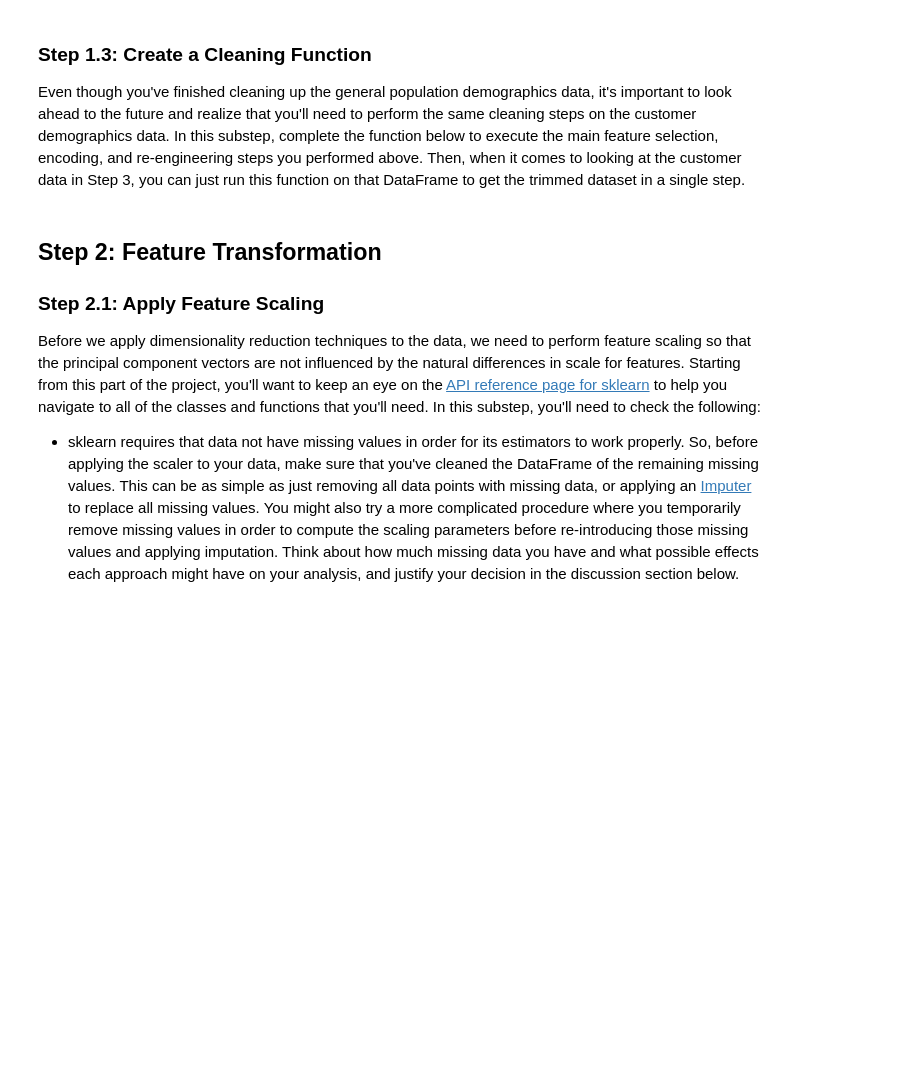
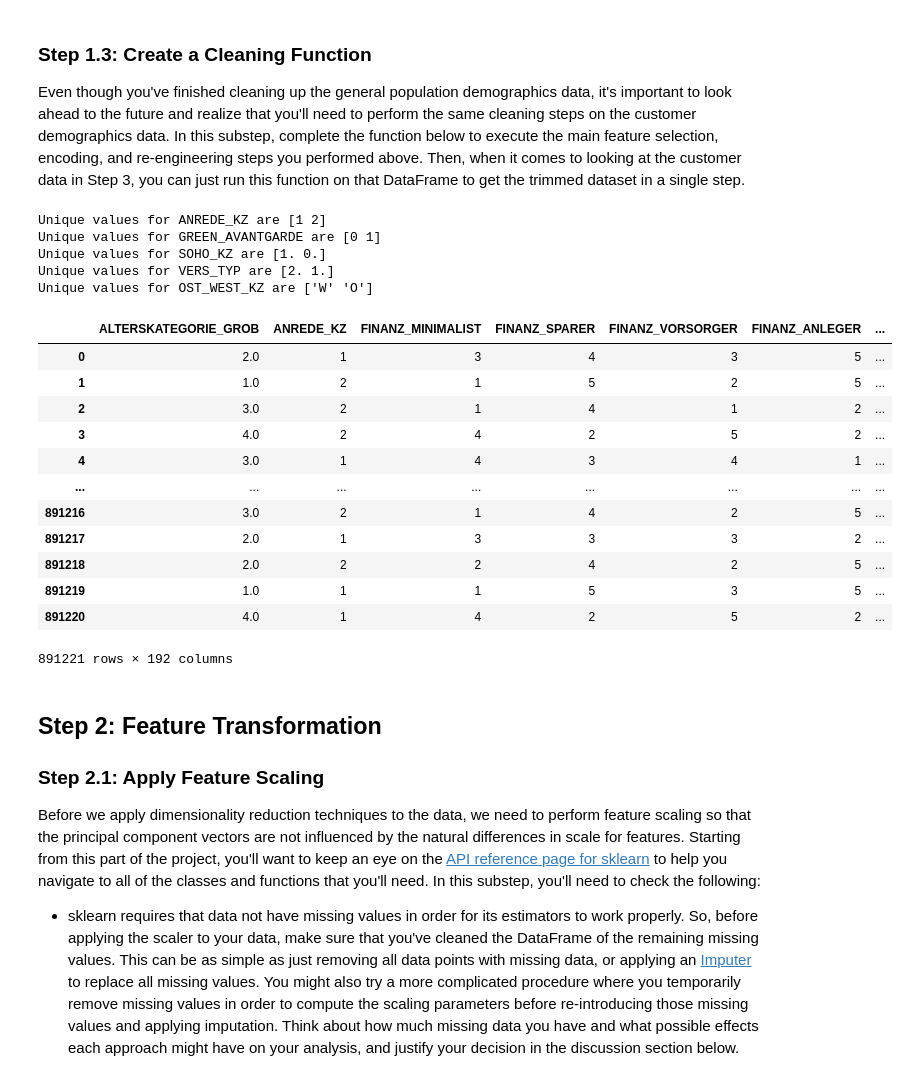
Before and after one commit to maleksaati/Identify_Customer_Segments, a Jupyter notebook: Identify_Customer_Segments.ipynb, the cells around one changed output. Drawn from its saved outputs; the diff is of its cells as text; code cells hidden in the pictures; blank space fills up the shorter version.

Commit message:
checkpoint #4 (write clean function)

```diff
--- a/Identify_Customer_Segments.ipynb
+++ b/Identify_Customer_Segments.ipynb
@@ -378,0 +360,10 @@ Unique values for CAMEO_DEU_2015 are [nan '8A' '4C' '2A' '6B' '8C' '4A' '2D' '1A
+# %%
+# 1- Re-encode binary variable with non-numeric values to numeric variables.
+encoding = {'W':0,'O':1}
+azdias = azdias.replace({'OST_WEST_KZ':{'W':0,'O':1}})
+# %%
+# 2- Convert multi-level categoricals into dummy variables
+for col in multi_features:
+    dummies = pd.get_dummies(azdias[col], prefix=col)
+    azdias = azdias.join(dummies)
+    azdias.drop([col], axis=1, inplace=True)
@@ -395,0 +396,6 @@ Be sure to check `Data_Dictionary.md` for the details needed to finish these tas
+# %%
+#features_data_types
+
+mixed_type = feat_info[feat_info.type=='mixed'].attribute
+mixed_type = [x for x in mixed_type if x not in drop_columns]
+mixed_type
@@ -395,0 +409,17 @@ Be sure to check `Data_Dictionary.md` for the details needed to finish these tas
+# %%
+# Investigate "PRAEGENDE_JUGENDJAHRE" and engineer two new variables.
+
+
+# Extract variable Movement MAINSTREAM from PRAEGENDE_JUGENDJAHRE as in Dictionary.md
+
+mainstream = [1, 3, 5, 8, 10, 12, 14]
+avantgarde = [2, 4, 6, 7, 9, 11, 13, 15]
+
+azdias['PRAEGENDE_JUGENDJAHRE_MAINSTREAM'] = \
+            azdias['PRAEGENDE_JUGENDJAHRE'].apply(lambda x: 1 if x in mainstream else (0 if x in avantgarde else x))
+
+# Extract variable generation DECADE from PRAEGENDE_JUGENDJAHRE as in Dictionary.md
+generation = pd.Series([40, 40, 50, 50, 60, 60, 60, 70, 70, 80, 80, 80, 80, 90, 90] \
+                   , index = [1,2,3,4,5,6,7,8,9,10,11,12,13,14,15])
+
+azdias['PRAEGENDE_JUGENDJAHRE_GENERATION'] = azdias['PRAEGENDE_JUGENDJAHRE'].map(generation)
@@ -440,3 +551,27 @@ def clean_data(df):
+# %%
+#test the function
+df1 = pd.read_csv('../Udacity_AZDIAS_Subset.csv',sep=';')
+df1 = clean_data(df1)
+df1
+# %% [output]
+Unique values for ANREDE_KZ are [1 2]
+Unique values for GREEN_AVANTGARDE are [0 1]
+Unique values for SOHO_KZ are [1. 0.]
+Unique values for VERS_TYP are [2. 1.]
+Unique values for OST_WEST_KZ are ['W' 'O']
+|  | ALTERSKATEGORIE_GROB | ANREDE_KZ | FINANZ_MINIMALIST | FINANZ_SPARER | FINANZ_VORSORGER | FINANZ_ANLEGER | ... |
+| 0 | 2.0 | 1 | 3 | 4 | 3 | 5 | ... |
+| 1 | 1.0 | 2 | 1 | 5 | 2 | 5 | ... |
+| 2 | 3.0 | 2 | 1 | 4 | 1 | 2 | ... |
+| 3 | 4.0 | 2 | 4 | 2 | 5 | 2 | ... |
+| 4 | 3.0 | 1 | 4 | 3 | 4 | 1 | ... |
+| ... | ... | ... | ... | ... | ... | ... | ... |
+| 891216 | 3.0 | 2 | 1 | 4 | 2 | 5 | ... |
+| 891217 | 2.0 | 1 | 3 | 3 | 3 | 2 | ... |
+| 891218 | 2.0 | 2 | 2 | 4 | 2 | 5 | ... |
+| 891219 | 1.0 | 1 | 1 | 5 | 3 | 5 | ... |
+| 891220 | 4.0 | 1 | 4 | 2 | 5 | 2 | ... |
+891221 rows × 192 columns
 # %% [markdown]
 ## Step 2: Feature Transformation
 
```
Also changed, not shown: parts of 14 cells of this notebook.
